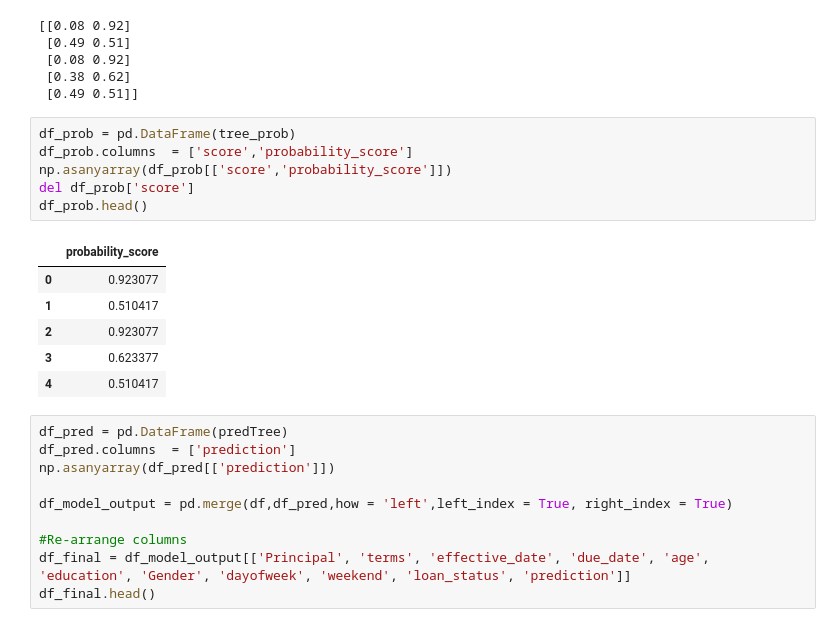
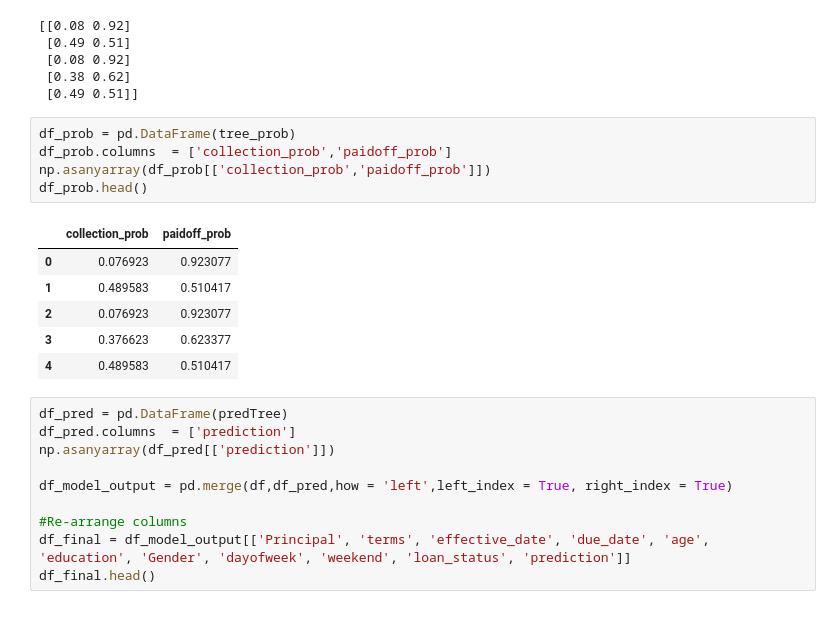
Before and after one commit to carlos-datascientist/loan-classification, a Jupyter notebook: loan-classifier.ipynb, the cells around one changed output. Cells and saved outputs as stored; diff of their text form.

```diff
--- a/loan-classifier.ipynb
+++ b/loan-classifier.ipynb
@@ -802,17 +804,16 @@ print(tree_prob)
  [0.49 0.51]]
 # %%
 df_prob = pd.DataFrame(tree_prob)
-df_prob.columns  = ['score','probability_score']
-np.asanyarray(df_prob[['score','probability_score']])
-del df_prob['score']
+df_prob.columns  = ['collection_prob','paidoff_prob']
+np.asanyarray(df_prob[['collection_prob','paidoff_prob']])
 df_prob.head()
 # %% [output]
-|  | probability_score |
-| 0 | 0.923077 |
-| 1 | 0.510417 |
-| 2 | 0.923077 |
-| 3 | 0.623377 |
-| 4 | 0.510417 |
+|  | collection_prob | paidoff_prob |
+| 0 | 0.076923 | 0.923077 |
+| 1 | 0.489583 | 0.510417 |
+| 2 | 0.076923 | 0.923077 |
+| 3 | 0.376623 | 0.623377 |
+| 4 | 0.489583 | 0.510417 |
 # %%
 df_pred = pd.DataFrame(predTree)
 df_pred.columns  = ['prediction']
```
Also changed, not shown: parts of 4 cells of this notebook.
